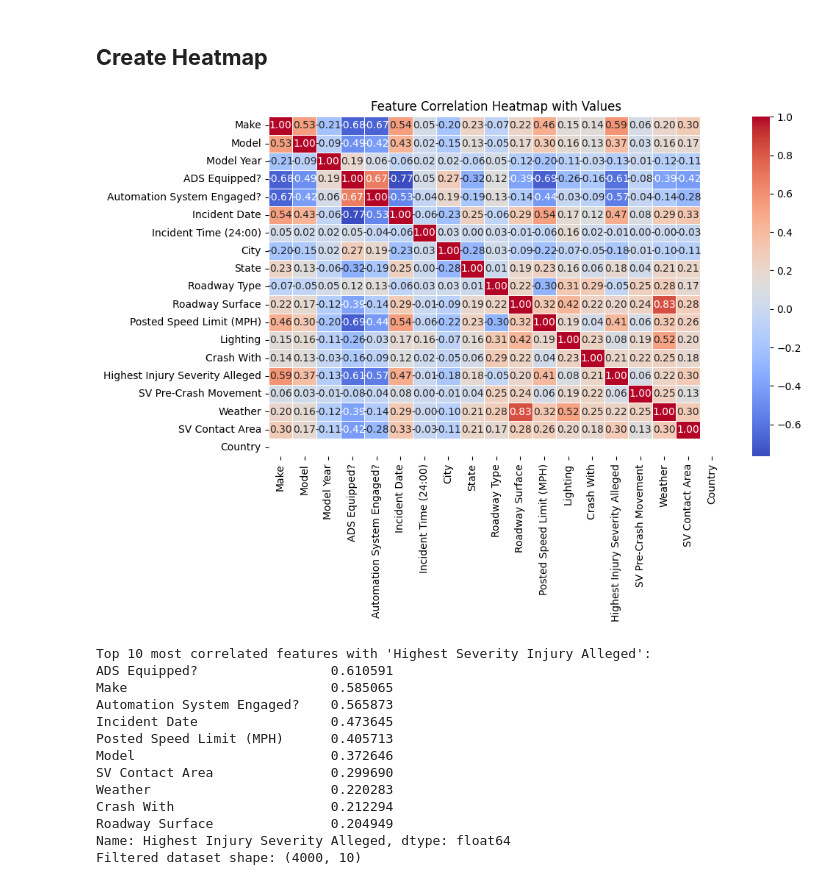
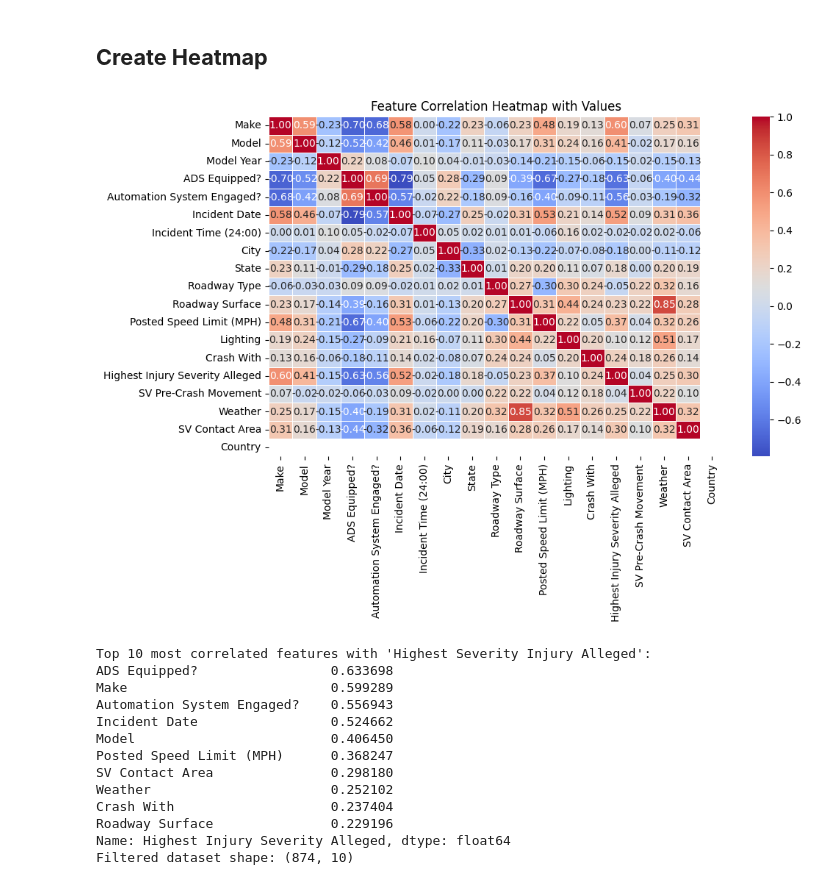
Before and after one commit to mhnrirfan/ML-AI-Risk-Analysis-AV-Data-, a Jupyter notebook: Cleaning, EDA, FE/FE_Supervised.ipynb, the cells around one changed output. Cells and saved outputs as stored; diff of their text form; code cells hidden in the pictures.

Commit message:
sampled works

```diff
--- a/Cleaning, EDA, FE/FE_Supervised.ipynb
+++ b/Cleaning, EDA, FE/FE_Supervised.ipynb
@@ -890,0 +944,5 @@ Confusion Matrix:
+# %%
+# 2. Systematic Sampling (every 5th item after random start)
+start = np.random.randint(0, 5)
+systematic_sample_df = data.iloc[start::5, :]
+systematic_sample_df.head()
@@ -893,38 +958,38 @@ Confusion Matrix:
 # %%
 from sklearn.preprocessing import LabelEncoder, MinMaxScaler
 
 # STEP 5: Now you can compute correlation safely
-data_copy = sampled_data
+data_copy = systematic_sample_df
 correlations = data_copy.corr()['Highest Injury Severity Alleged'].abs().dropna().sort_values(ascending=False)
 
 
 # Plot heatmap with correlation values
 plt.figure(figsize=(10, 6))
 sns.heatmap(data_copy.corr(), annot=True, fmt=".2f", cmap='coolwarm', linewidths=0.5)
 plt.title("Feature Correlation Heatmap with Values")
 plt.show()
 
 
 # STEP 6: Top 10 most correlated (excluding the target itself)
 most_correlated_features = correlations.iloc[1:11]
 print("Top 10 most correlated features with 'Highest Severity Injury Alleged':")
 print(most_correlated_features)
 
 # Filter dataset to top features
 data_filtered = data_copy[most_correlated_features.index]
 print("Filtered dataset shape:", data_filtered.shape)
 # %% [output]
-[figure, old version]
+[figure, new version]
 Top 10 most correlated features with 'Highest Severity Injury Alleged':
-ADS Equipped?                 0.610591
-Make                          0.585065
-Automation System Engaged?    0.565873
-Incident Date                 0.473645
-Posted Speed Limit (MPH)      0.405713
-Model                         0.372646
-SV Contact Area               0.299690
-Weather                       0.220283
-Crash With                    0.212294
-Roadway Surface               0.204949
+ADS Equipped?                 0.633698
+Make                          0.599289
+Automation System Engaged?    0.556943
+Incident Date                 0.524662
+Model                         0.406450
+Posted Speed Limit (MPH)      0.368247
+SV Contact Area               0.298180
+Weather                       0.252102
+Crash With                    0.237404
+Roadway Surface               0.229196
 Name: Highest Injury Severity Alleged, dtype: float64
-Filtered dataset shape: (4000, 10)
+Filtered dataset shape: (874, 10)
```
Also changed, not shown: parts of 8 cells of this notebook.
